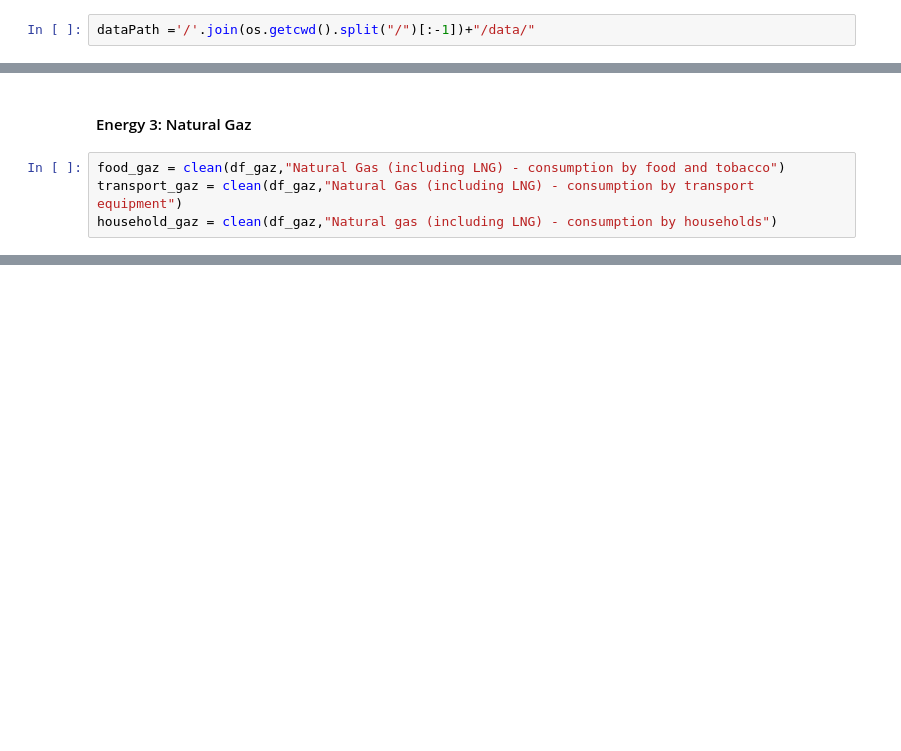
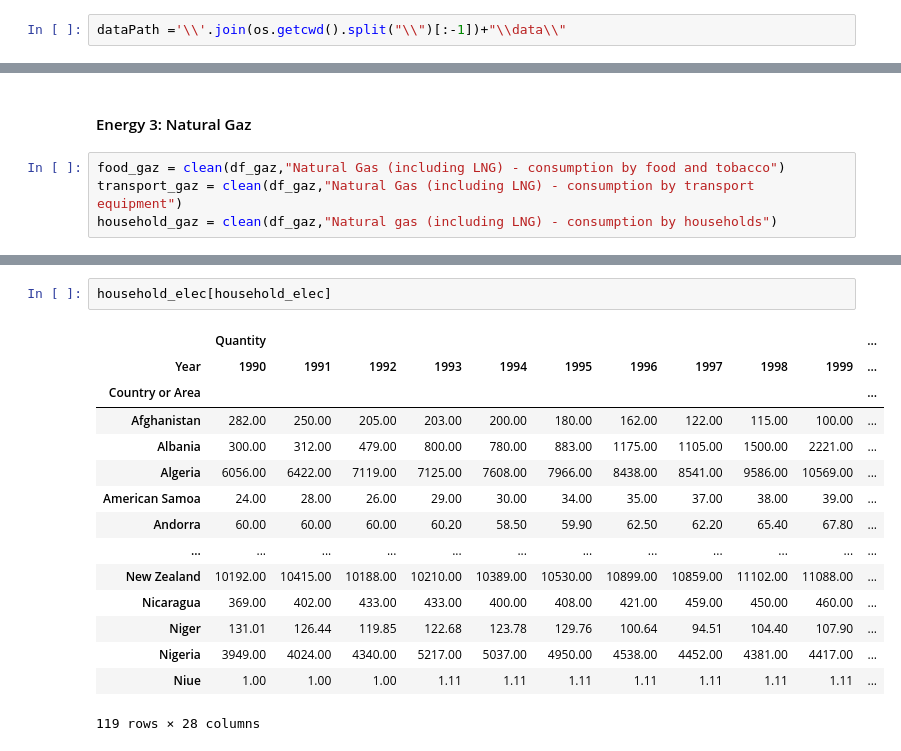
Before and after one commit to KevinFerin/HackatonMDI720, a Jupyter notebook: src/EnergyConsumptionPerSector.ipynb, the cells around one changed output, grey strips where cells are left out. Drawn from its saved outputs; the diff is of its cells as text; blank space fills up the shorter version.

```diff
--- a/src/EnergyConsumptionPerSector.ipynb
+++ b/src/EnergyConsumptionPerSector.ipynb
@@ -5,7 +5,7 @@ import pandas as pd
 import numpy as np
 import os
 # %%
-dataPath ='/'.join(os.getcwd().split("/")[:-1])+"/data/"
+dataPath ='\\'.join(os.getcwd().split("\\")[:-1])+"\\data\\"
 # %%
 df_elec = pd.read_csv(dataPath+"Electricity.csv")
 df_oil = pd.read_csv(dataPath+"Oil.csv")
@@ -69,0 +94,18 @@ household_gaz = clean(df_gaz,"Natural gas (including LNG) - consumption by house
+# %%
+household_elec[household_elec]
+# %% [output]
+|  | Quantity |  |  |  |  |  |  |  |  |  | ... |
+| Year | 1990 | 1991 | 1992 | 1993 | 1994 | 1995 | 1996 | 1997 | 1998 | 1999 | ... |
+| Country or Area |  |  |  |  |  |  |  |  |  |  | ... |
+| Afghanistan | 282.00 | 250.00 | 205.00 | 203.00 | 200.00 | 180.00 | 162.00 | 122.00 | 115.00 | 100.00 | ... |
+| Albania | 300.00 | 312.00 | 479.00 | 800.00 | 780.00 | 883.00 | 1175.00 | 1105.00 | 1500.00 | 2221.00 | ... |
+| Algeria | 6056.00 | 6422.00 | 7119.00 | 7125.00 | 7608.00 | 7966.00 | 8438.00 | 8541.00 | 9586.00 | 10569.00 | ... |
+| American Samoa | 24.00 | 28.00 | 26.00 | 29.00 | 30.00 | 34.00 | 35.00 | 37.00 | 38.00 | 39.00 | ... |
+| Andorra | 60.00 | 60.00 | 60.00 | 60.20 | 58.50 | 59.90 | 62.50 | 62.20 | 65.40 | 67.80 | ... |
+| ... | ... | ... | ... | ... | ... | ... | ... | ... | ... | ... | ... |
+| New Zealand | 10192.00 | 10415.00 | 10188.00 | 10210.00 | 10389.00 | 10530.00 | 10899.00 | 10859.00 | 11102.00 | 11088.00 | ... |
+| Nicaragua | 369.00 | 402.00 | 433.00 | 433.00 | 400.00 | 408.00 | 421.00 | 459.00 | 450.00 | 460.00 | ... |
+| Niger | 131.01 | 126.44 | 119.85 | 122.68 | 123.78 | 129.76 | 100.64 | 94.51 | 104.40 | 107.90 | ... |
+| Nigeria | 3949.00 | 4024.00 | 4340.00 | 5217.00 | 5037.00 | 4950.00 | 4538.00 | 4452.00 | 4381.00 | 4417.00 | ... |
+| Niue | 1.00 | 1.00 | 1.00 | 1.11 | 1.11 | 1.11 | 1.11 | 1.11 | 1.11 | 1.11 | ... |
+119 rows × 28 columns
```
Also changed, not shown: parts of 5 cells of this notebook, 3 other files.
